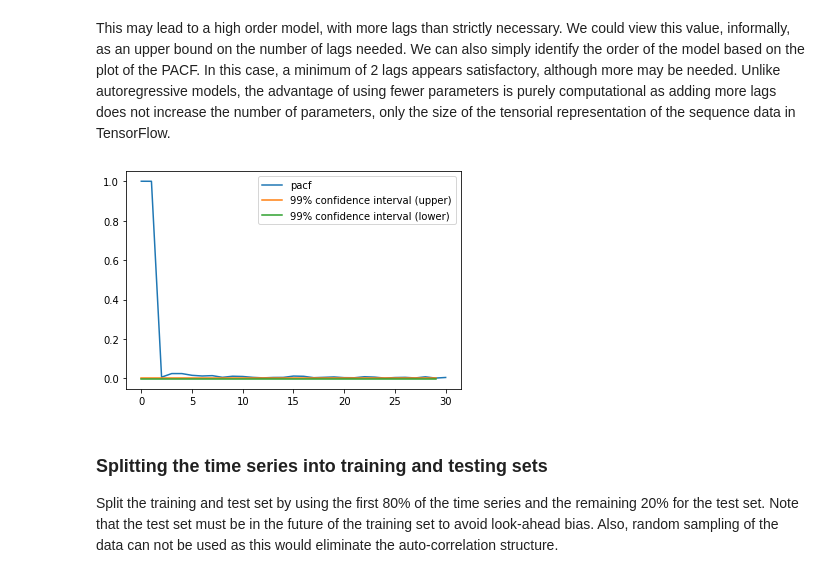
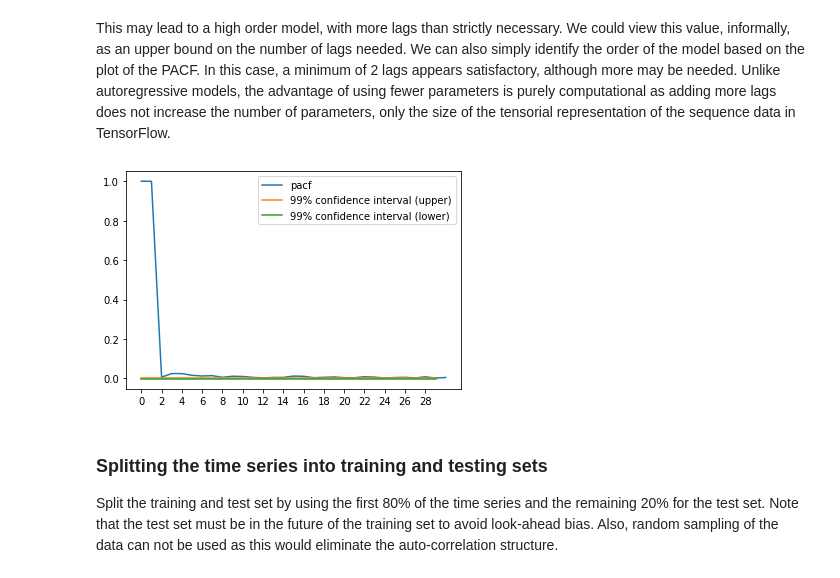
Before and after one commit to mfrdixon/ML_Finance_Codes, a Jupyter notebook: Chapter8-Advanced-NNs/ML_in_Finance-RNNs-HFT.ipynb, the cells around one changed output. Cells and saved outputs as stored; diff of their text form; code cells hidden in the pictures.

```diff
--- a/Chapter8-Advanced-NNs/ML_in_Finance-RNNs-HFT.ipynb
+++ b/Chapter8-Advanced-NNs/ML_in_Finance-RNNs-HFT.ipynb
@@ -140,7 +142,9 @@ This may lead to a high order model, with more lags than strictly necessary. We
 # %%
 plt.plot(pacf, label='pacf')
 plt.plot([2.58/np.sqrt(T)]*30, label='99% confidence interval (upper)')
 plt.plot([-2.58/np.sqrt(T)]*30, label='99% confidence interval (lower)')
+plt.xlabel('number of lags')
+plt.xticks(np.arange(0,30,2))
 plt.legend();
 # %% [output]
-[figure, old version]
+[figure, new version]
```
Also changed, not shown: parts of 35 cells of this notebook, 5 other files.
